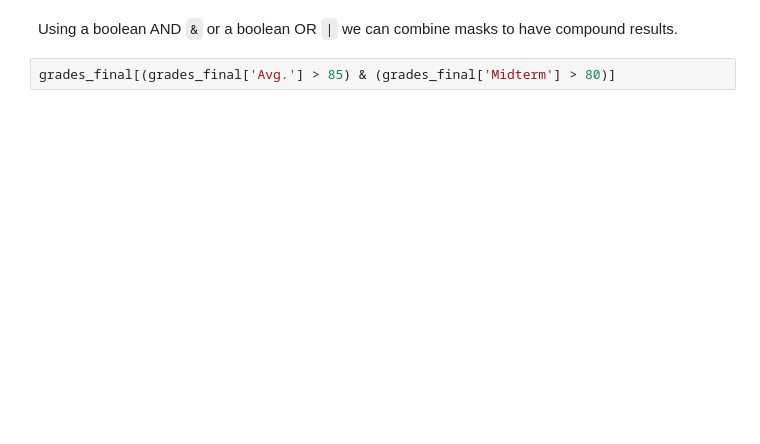
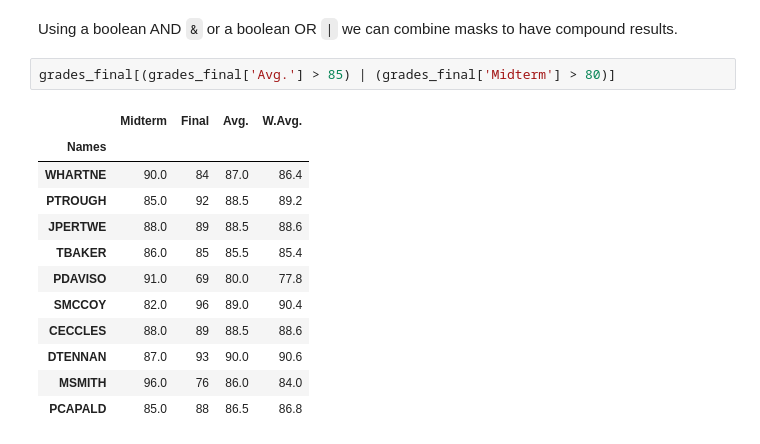
Before and after one commit to brownworth/MD, a Jupyter notebook: MD-2-PandasNumpyBasics.ipynb, the cells around one changed output. Saved outputs shown, nothing was run; the diff lists cells and outputs as text; blank space fills up the shorter version.

```diff
--- a/MD-2-PandasNumpyBasics.ipynb
+++ b/MD-2-PandasNumpyBasics.ipynb
@@ -152,4 +410,17 @@ grades_final
 # %% [markdown]
 Using a boolean AND `&` or a boolean OR `|` we can combine masks to have compound results.
 # %%
-grades_final[(grades_final['Avg.'] > 85) & (grades_final['Midterm'] > 80)]
+grades_final[(grades_final['Avg.'] > 85) | (grades_final['Midterm'] > 80)]
+# %% [output]
+|  | Midterm | Final | Avg. | W.Avg. |
+| Names |  |  |  |  |
+| WHARTNE | 90.0 | 84 | 87.0 | 86.4 |
+| PTROUGH | 85.0 | 92 | 88.5 | 89.2 |
+| JPERTWE | 88.0 | 89 | 88.5 | 88.6 |
+| TBAKER | 86.0 | 85 | 85.5 | 85.4 |
+| PDAVISO | 91.0 | 69 | 80.0 | 77.8 |
+| SMCCOY | 82.0 | 96 | 89.0 | 90.4 |
+| CECCLES | 88.0 | 89 | 88.5 | 88.6 |
+| DTENNAN | 87.0 | 93 | 90.0 | 90.6 |
+| MSMITH | 96.0 | 76 | 86.0 | 84.0 |
+| PCAPALD | 85.0 | 88 | 86.5 | 86.8 |
```
Also changed, not shown: parts of 27 cells of this notebook, 2 other files.
